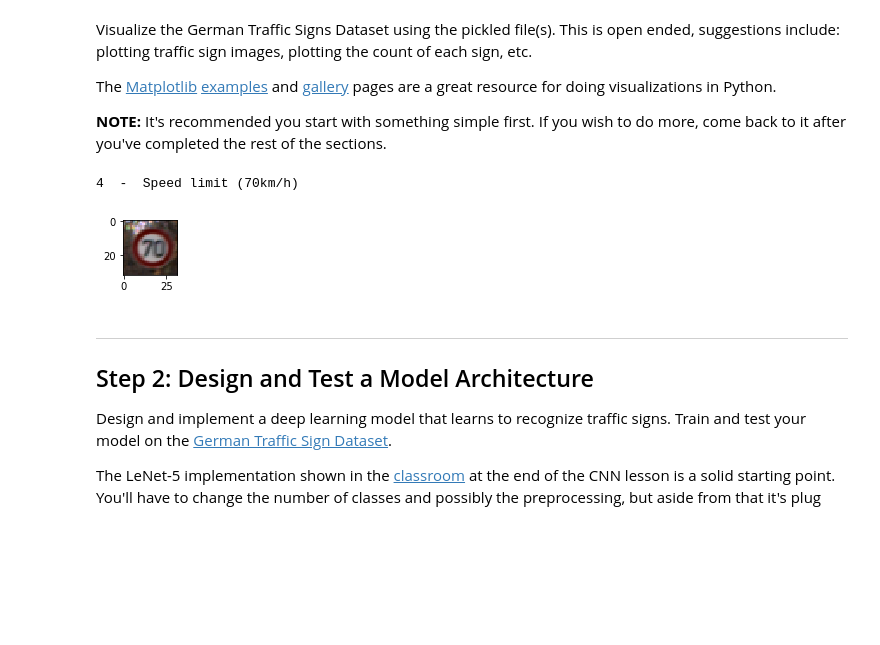
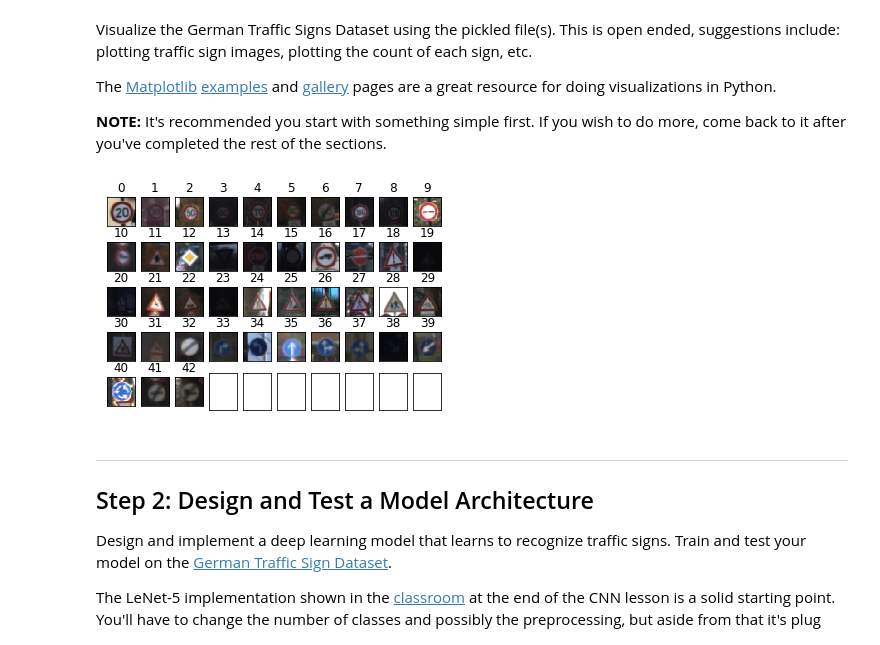
Before and after one commit to jkamano/CarND-Traffic-Sign-Classifier-Project, a Jupyter notebook: Traffic_Sign_Classifier.ipynb, the cells around one changed output. Drawn from its saved outputs; the diff is of its cells as text; code cells hidden in the pictures; blank space fills up the shorter version.

```diff
--- a/Traffic_Sign_Classifier.ipynb
+++ b/Traffic_Sign_Classifier.ipynb
@@ -58,24 +58,32 @@ Complete the basic data summary below. Use python, numpy and/or pandas methods t
 ### Replace each question mark with the appropriate value.
 ### Use python, pandas or numpy methods rather than hard coding the results
 import numpy as np
+import matplotlib.pyplot as plt
 
 # TODO: Number of training examples
-n_train = len(y_train)
+n_train = len(y_train_pre)
 
 # TODO: Number of testing examples.
 n_test = len(y_test)
 
 # TODO: What's the shape of an traffic sign image?
-image_shape = X_train[0].shape
+image_shape = X_train_pre[0].shape
 
 # TODO: How many unique classes/labels there are in the dataset.
-n_classes = len(np.unique(y_train))
+classes, class_count = np.unique(y_train_pre, return_counts=True)
 
 print("Number of training examples =", n_train)
 print("Number of testing examples =", n_test)
 print("Number of validation examples =", len(y_valid))
 print("Image data shape =", image_shape)
-print("Number of classes =", n_classes)
+print("Number of classes =", len(classes))
+
+plt.bar(classes, class_count, 0.8,color='b')
+plt.xlabel('Class')
+plt.ylabel('# of examples')
+plt.title('Number of training examples per class')
+plt.tight_layout()
+plt.show()
 # %% [output]
 Number of training examples = 34799
 Number of testing examples = 12630
@@ -93,28 +102,34 @@ The [Matplotlib](http://matplotlib.org/) [examples](http://matplotlib.org/exampl
 # %%
 ### Data exploration visualization code goes here.
 ### Feel free to use as many code cells as needed.
-import matplotlib.pyplot as plt
 import random
 import csv
 #Map to names
 Listnames = []
 Listidx = []
 with open('signnames.csv') as csvfile:
     reader = csv.DictReader(csvfile)
     for row in reader:
         Listnames.append(row['SignName'])
         Listidx.append(int(row['ClassId']))
+
 # Visualizations will be shown in the notebook.
 %matplotlib inline
-index = random.randint(0, len(X_train))
-image = X_train[index]
+fig, axes = plt.subplots(int(np.ceil(len(classes)/10)),10)
+for c in range(len(classes)):
+    u = int(c%10)
+    i = int(np.floor(c/10))
+    ind = np.where(y_train_pre==c)[0][0]
+    axes[i][u].set_title(str(c))
+    axes[i][u].imshow(X_train_pre[ind])
+    axes[i][u].get_xaxis().set_visible(False)
+    axes[i][u].get_yaxis().set_visible(False)
 
-plt.figure(figsize=(1,1))
-plt.imshow(image)
-print(y_train[index], ' - ', Listnames[Listidx.index(y_train[index])])
+for u in range(3,10):
+    axes[-1][u].get_xaxis().set_visible(False)
+    axes[-1][u].get_yaxis().set_visible(False)
 # %% [output]
-4  -  Speed limit (70km/h)
-[figure, old version]
+[figure, new version]
 # %% [markdown]
 ----
 
```
Also changed, not shown: parts of 11 cells of this notebook, 17 other files.
